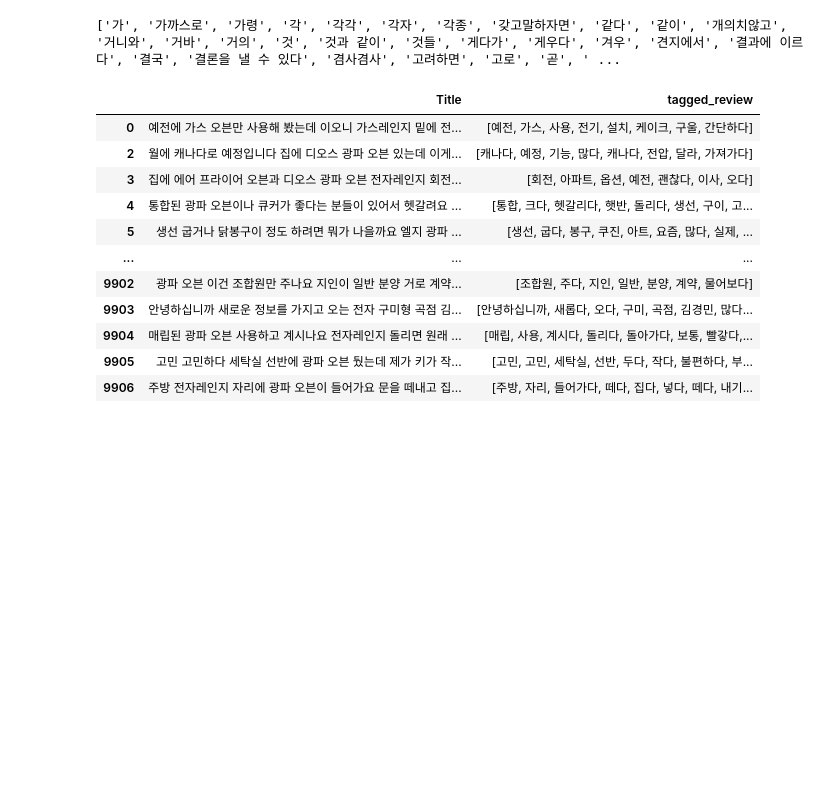
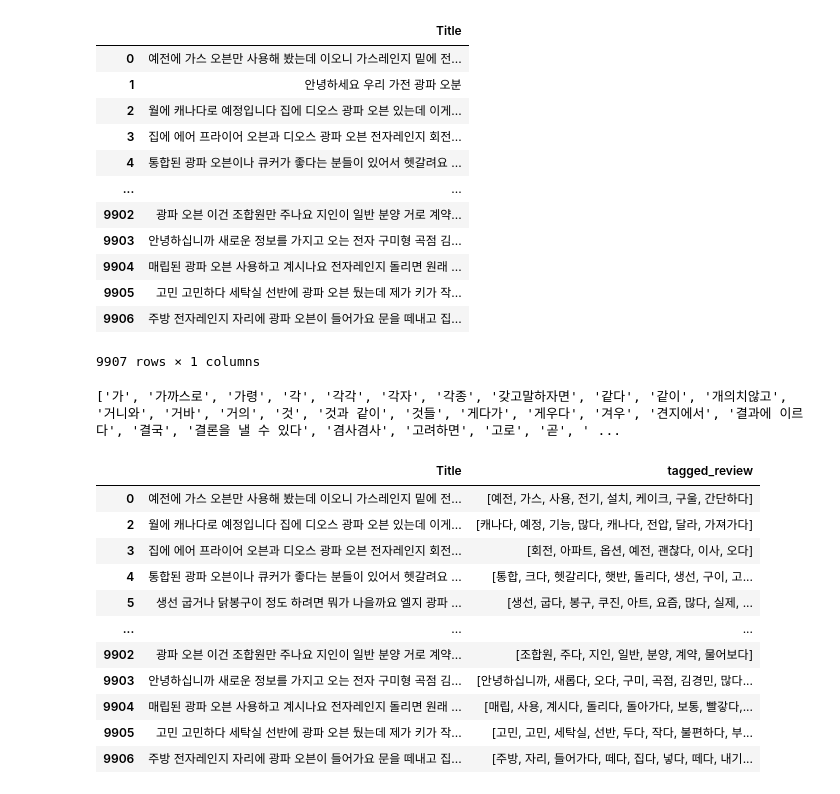
Before and after one commit to narae916/UGS-DX-Project, a Jupyter notebook: 광파오븐/데이터 분석_2.ipynb, the cells around one changed output. Saved outputs shown, nothing was run; the diff lists cells and outputs as text; code cells hidden in the pictures; blank space fills up the shorter version.

```diff
--- a/광파오븐/데이터 분석_2.ipynb
+++ b/광파오븐/데이터 분석_2.ipynb
@@ -6,3 +20,19 @@ df
+# %%
+df
+# %% [output]
+|  | Title |
+| 0 | 예전에 가스 오븐만 사용해 봤는데 이오니 가스레인지 밑에 전... |
+| 1 | 안녕하세요 우리 가전 광파 오분 |
+| 2 | 월에 캐나다로 예정입니다 집에 디오스 광파 오븐 있는데 이게... |
+| 3 | 집에 에어 프라이어 오븐과 디오스 광파 오븐 전자레인지 회전... |
+| 4 | 통합된 광파 오븐이나 큐커가 좋다는 분들이 있어서 헷갈려요 ... |
+| ... | ... |
+| 9902 | 광파 오븐 이건 조합원만 주나요 지인이 일반 분양 거로 계약... |
+| 9903 | 안녕하십니까 새로운 정보를 가지고 오는 전자 구미형 곡점 김... |
+| 9904 | 매립된 광파 오븐 사용하고 계시나요 전자레인지 돌리면 원래 ... |
+| 9905 | 고민 고민하다 세탁실 선반에 광파 오븐 뒀는데 제가 키가 작... |
+| 9906 | 주방 전자레인지 자리에 광파 오븐이 들어가요 문을 떼내고 집... |
+9907 rows × 1 columns
 # %%
 # import pandas as pd
 # from konlpy.tag import Okt
```
Also changed, not shown: parts of 1 cell of this notebook, 3 other files.
